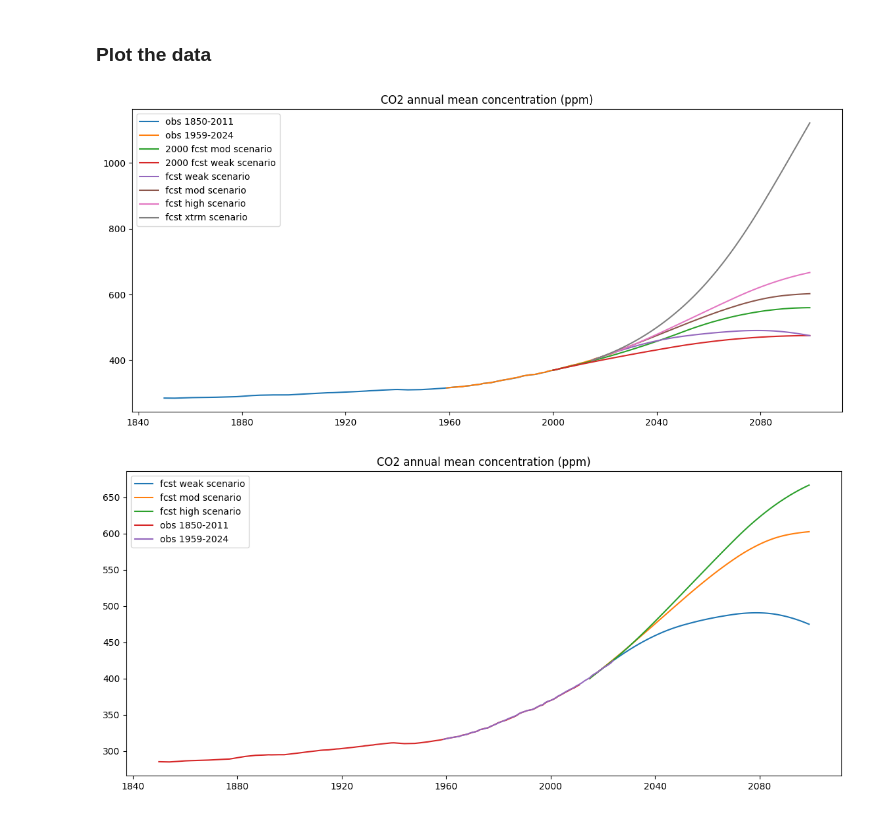
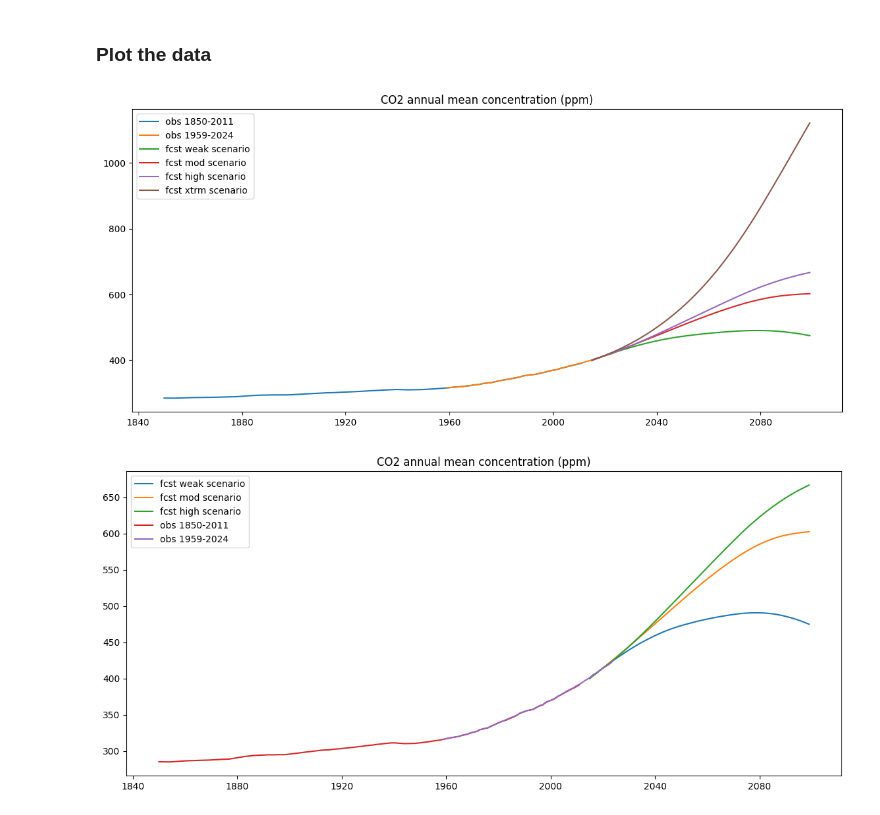
Before and after one commit to ABF-QC/Final_Project, a Jupyter notebook: notebook/CO2_preprocessing.ipynb, the cells around one changed output. Cells and saved outputs as stored; diff of their text form; code cells hidden in the pictures.

```diff
--- a/notebook/CO2_preprocessing.ipynb
+++ b/notebook/CO2_preprocessing.ipynb
@@ -252,23 +211,21 @@ end_obs2 = obs_1959_2024.index.max()
 # %%
 fig = plt.figure(figsize=(14,6))
 
 ax = plt.plot(obs_1850_2011.index, obs_1850_2011['CO2'], label='obs 1850-2011')
 ax = plt.plot(obs_1959_2024.index, obs_1959_2024['CO2'], label='obs 1959-2024')
-ax = plt.plot(fcst_mod_old.index, fcst_mod_old['MixR'], label='2000 fcst mod scenario')
-ax = plt.plot(fcst_weak_old.index, fcst_weak_old['MixR'], label='2000 fcst weak scenario')
 
 ax = plt.plot(fcst_weak.index, fcst_weak['CO2'], label='fcst weak scenario')
 ax = plt.plot(fcst_mod.index, fcst_mod['CO2'], label='fcst mod scenario')
 ax = plt.plot(fcst_high.index, fcst_high['CO2'], label='fcst high scenario')
 ax = plt.plot(fcst_xtrm.index, fcst_xtrm['CO2'], label='fcst xtrm scenario')
 
 plt.title('CO2 annual mean concentration (ppm)')
 
 plt.legend()
 
 plt.show()
 # %% [output]
-[figure, old version]
+[figure, new version]
 # %%
 fig = plt.figure(figsize=(14,6))
 
```
Also changed, not shown: parts of 4 cells of this notebook.
